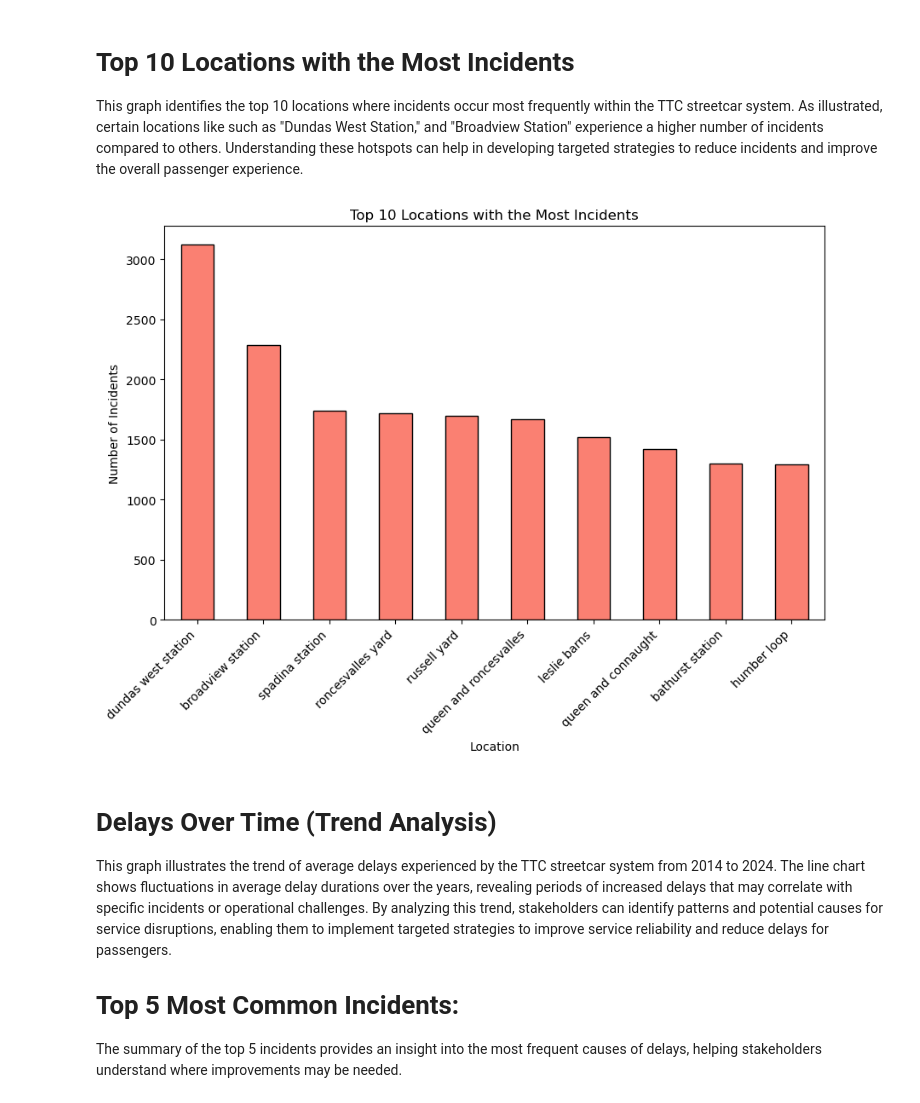
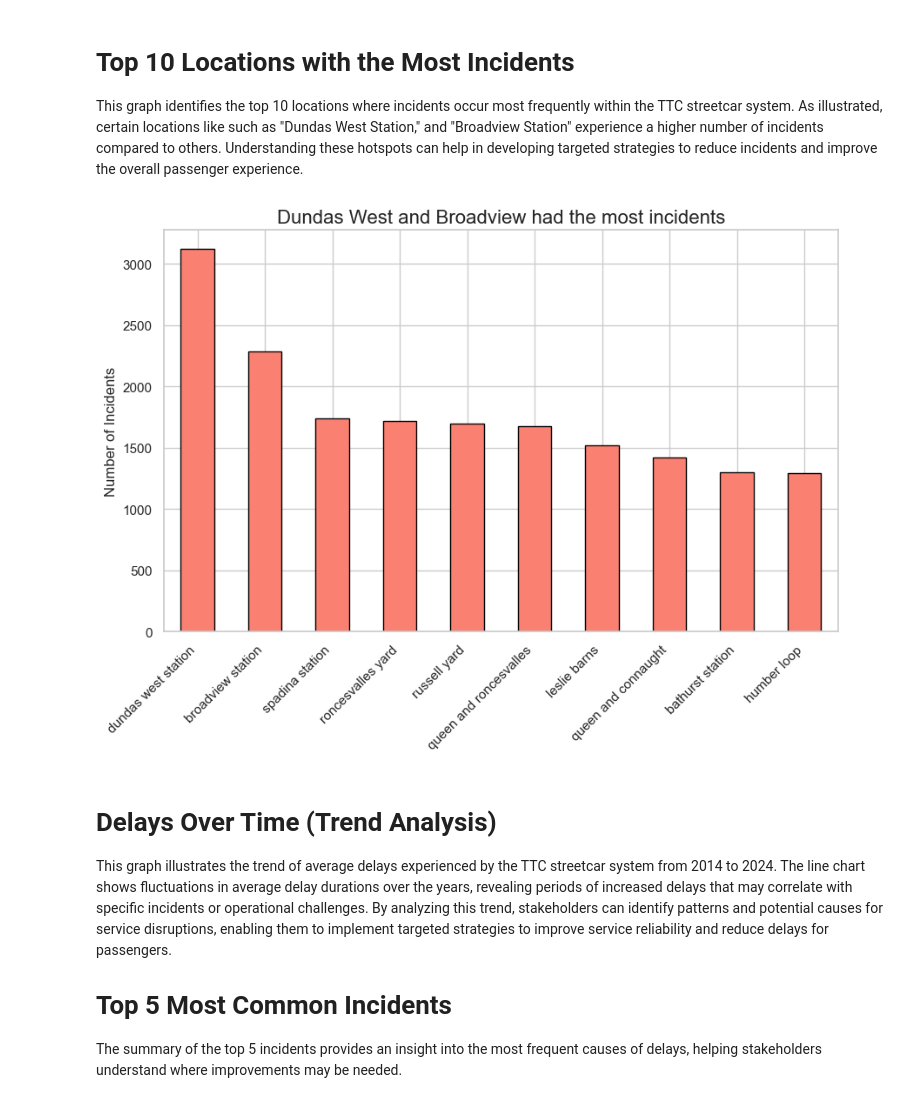
Before and after one commit to adastra21/ttc_streetcar_delays, a Jupyter notebook: notebooks/03_eda.ipynb, the cells around one changed output. Saved outputs shown, nothing was run; the diff lists cells and outputs as text; code cells hidden in the pictures.

```diff
--- a/notebooks/03_eda.ipynb
+++ b/notebooks/03_eda.ipynb
@@ -1,7 +1,11 @@
 # %%
+import numpy as np
 import pandas as pd
+
 import matplotlib.pyplot as plt
+
 import seaborn as sns
+sns.set()
 # %%
 df = pd.read_csv('../data/data_cleaned.csv', dtype={'route': str}, low_memory=False)
 # %%
@@ -196,20 +216,20 @@ This graph identifies the top 10 locations where incidents occur most frequently
 # %%
 # Top 10 locations for incidents
 top_locations = df['location'].value_counts().head(10)
 plt.figure(figsize=(10, 6))
 top_locations.plot(kind='bar', color='salmon', edgecolor='black')
-plt.title('Top 10 Locations with the Most Incidents')
+plt.title('Dundas West and Broadview had the most incidents', size=16)
 plt.ylabel('Number of Incidents')
-plt.xlabel('Location')
+plt.xlabel('')
 plt.xticks(rotation=45, ha='right')
 plt.show()
 # %% [output]
-[figure, old version]
+[figure, new version]
 # %% [markdown]
 # Delays Over Time (Trend Analysis)
 This graph illustrates the trend of average delays experienced by the TTC streetcar system from 2014 to 2024. The line chart shows fluctuations in average delay durations over the years, revealing periods of increased delays that may correlate with specific incidents or operational challenges. By analyzing this trend, stakeholders can identify patterns and potential causes for service disruptions, enabling them to implement targeted strategies to improve service reliability and reduce delays for passengers.
 
-# Top 5 Most Common Incidents:
+# Top 5 Most Common Incidents
 The summary of the top 5 incidents provides an insight into the most frequent causes of delays, helping stakeholders understand where improvements may be needed.
 # %%
 # Delays Over Time (Trend Analysis)
```
Also changed, not shown: parts of 12 cells of this notebook.
